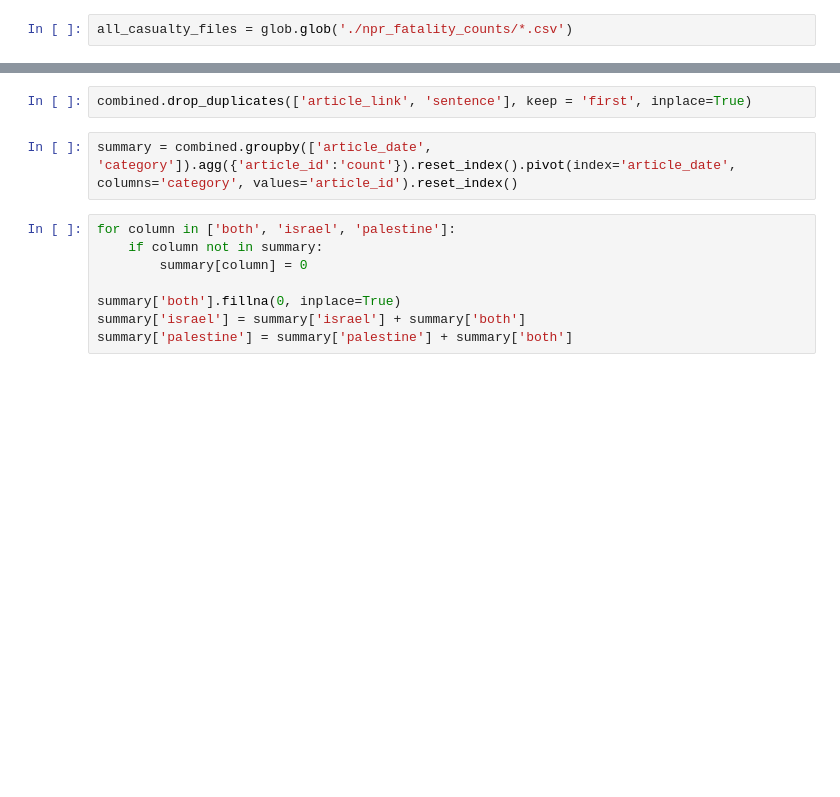
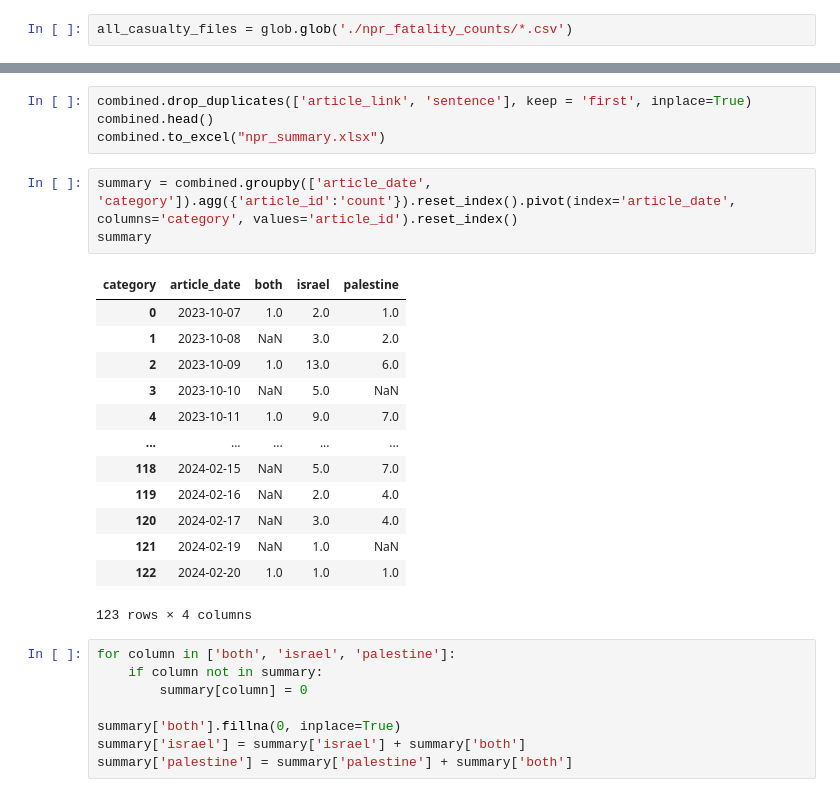
Before and after one commit to liet-git/bbc-bias, a Jupyter notebook: nlp/npr_plot_mentions.ipynb, the cells around one changed output, grey strips where cells are left out. Saved outputs shown, nothing was run; the diff lists cells and outputs as text; blank space fills up the shorter version.

```diff
--- a/nlp/npr_plot_mentions.ipynb
+++ b/nlp/npr_plot_mentions.ipynb
@@ -49,7 +47,24 @@ https://www.npr.org/gaza-middle-east-al-aqsa-hospital-israel-palestinians-doctor
 # %%
 combined.drop_duplicates(['article_link', 'sentence'], keep = 'first', inplace=True)
+combined.head()
+combined.to_excel("npr_summary.xlsx")
 # %%
 summary = combined.groupby(['article_date', 'category']).agg({'article_id':'count'}).reset_index().pivot(index='article_date', columns='category', values='article_id').reset_index()
+summary
+# %% [output]
+| category | article_date | both | israel | palestine |
+| 0 | 2023-10-07 | 1.0 | 2.0 | 1.0 |
+| 1 | 2023-10-08 | NaN | 3.0 | 2.0 |
+| 2 | 2023-10-09 | 1.0 | 13.0 | 6.0 |
+| 3 | 2023-10-10 | NaN | 5.0 | NaN |
+| 4 | 2023-10-11 | 1.0 | 9.0 | 7.0 |
+| ... | ... | ... | ... | ... |
+| 118 | 2024-02-15 | NaN | 5.0 | 7.0 |
+| 119 | 2024-02-16 | NaN | 2.0 | 4.0 |
+| 120 | 2024-02-17 | NaN | 3.0 | 4.0 |
+| 121 | 2024-02-19 | NaN | 1.0 | NaN |
+| 122 | 2024-02-20 | 1.0 | 1.0 | 1.0 |
+123 rows × 4 columns
 # %%
 for column in ['both', 'israel', 'palestine']:
     if column not in summary:
```
Also changed, not shown: parts of 5 cells of this notebook, 1 other file.
